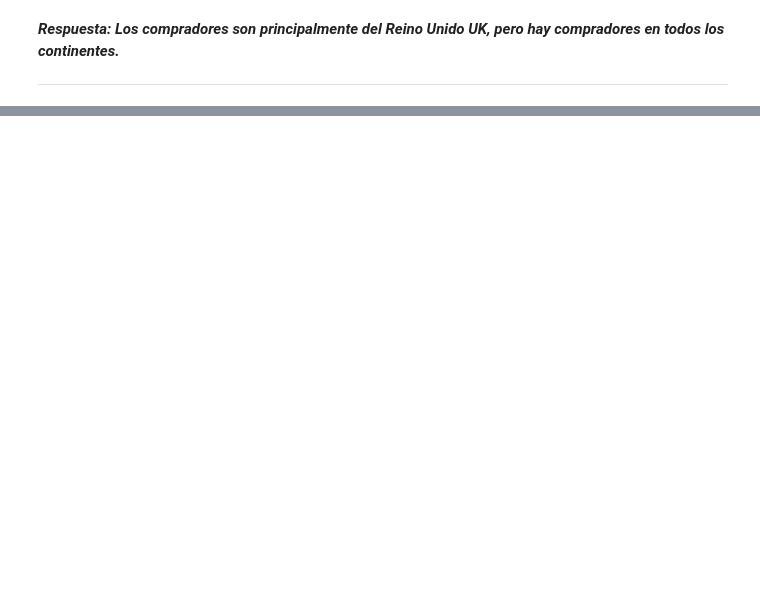
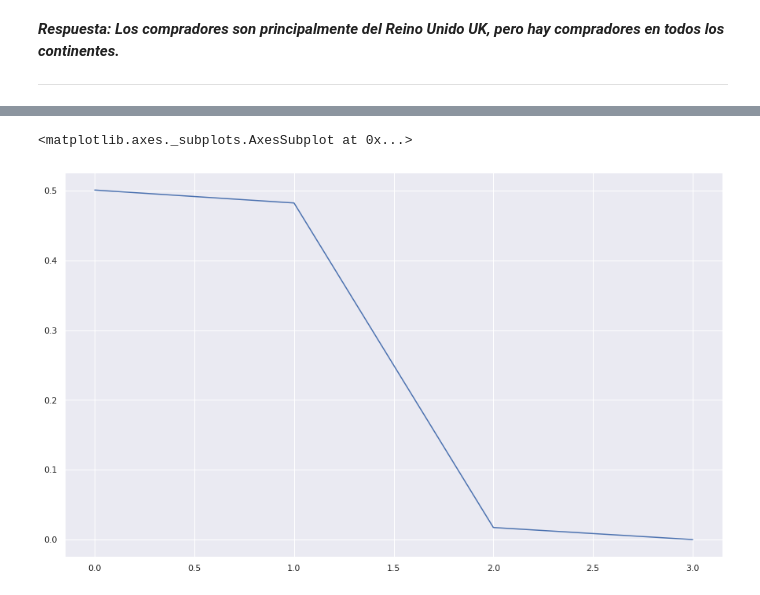
Before and after one commit to zedeme/E-Commerce, a Jupyter notebook: g-E_Commerce.ipynb, the cells around one changed output, grey strips where cells are left out. Drawn from its saved outputs; the diff is of its cells as text; code cells hidden in the pictures; blank space fills up the shorter version.

```diff
--- a/g-E_Commerce.ipynb
+++ b/g-E_Commerce.ipynb
@@ -437,0 +469,7 @@ fig.show()
+# %%
+X = df_c[["Cantidad", "Monto", "month", "month_cohort"]]
+# %%
+scaler = StandardScaler()
+scaler = scaler.fit(X)
+# %%
+X = scaler.transform(X)
@@ -437,0 +492,8 @@ fig.show()
+# %%
+pca = PCA(n_components=4)
+pca = pca.fit(X)
+# %%
+sns.lineplot(x=range(pca.n_components_), y=pca.explained_variance_ratio_)
+# %% [output]
+<matplotlib.axes._subplots.AxesSubplot at 0x...>
+[figure, added]
```
Also changed, not shown: parts of 22 cells of this notebook.
